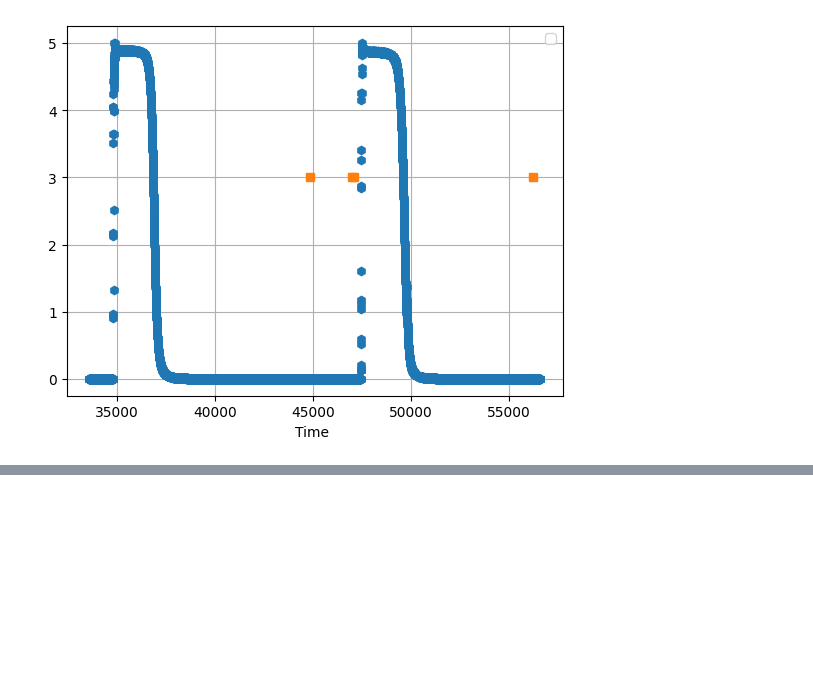
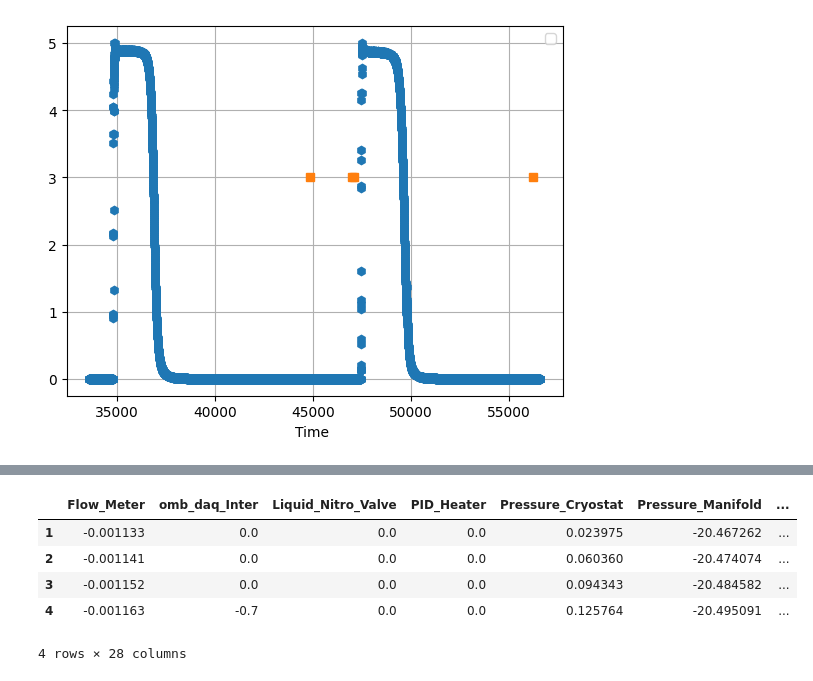
Before and after one commit to jbane11/nexo, a Jupyter notebook: Lab028/slowctr/slow_control_data_read_2.ipynb, the cells around one changed output, grey strips where cells are left out. Drawn from its saved outputs; the diff is of its cells as text; code cells hidden in the pictures; blank space fills up the shorter version.

```diff
--- a/Lab028/slowctr/slow_control_data_read_2.ipynb
+++ b/Lab028/slowctr/slow_control_data_read_2.ipynb
@@ -88,3 +125,23 @@ def poop():
+# %%
+def det_map(date):
+    global omb_map
+    global TC08_map
+
+    omb_map=omb_map_20240901
+
+
+
+def add_hour(DF):
+
+    times=DF["Time"]
+    hours=[]
+    for t in times:
+        dts = TimeZero + datetime.timedelta(seconds=t)
+        hours.append(dts.hour + dts.minute/60 + dts.second/3600 )
+
+
+    DF["hours"] = hours
+    return DF
 # %% [markdown]
 ## Read in file and make dataframe function
 # %%
@@ -953,0 +1215,9 @@ Text(0.5, 0, 'Time ')
+# %%
+calib_DF[1:5]
+# %% [output]
+|  | Flow_Meter | omb_daq_Inter | Liquid_Nitro_Valve | PID_Heater | Pressure_Cryostat | Pressure_Manifold | ... |
+| 1 | -0.001133 | 0.0 | 0.0 | 0.0 | 0.023975 | -20.467262 | ... |
+| 2 | -0.001141 | 0.0 | 0.0 | 0.0 | 0.060360 | -20.474074 | ... |
+| 3 | -0.001152 | 0.0 | 0.0 | 0.0 | 0.094343 | -20.484582 | ... |
+| 4 | -0.001163 | -0.7 | 0.0 | 0.0 | 0.125764 | -20.495091 | ... |
+4 rows × 28 columns
```
Also changed, not shown: parts of 26 cells of this notebook.
